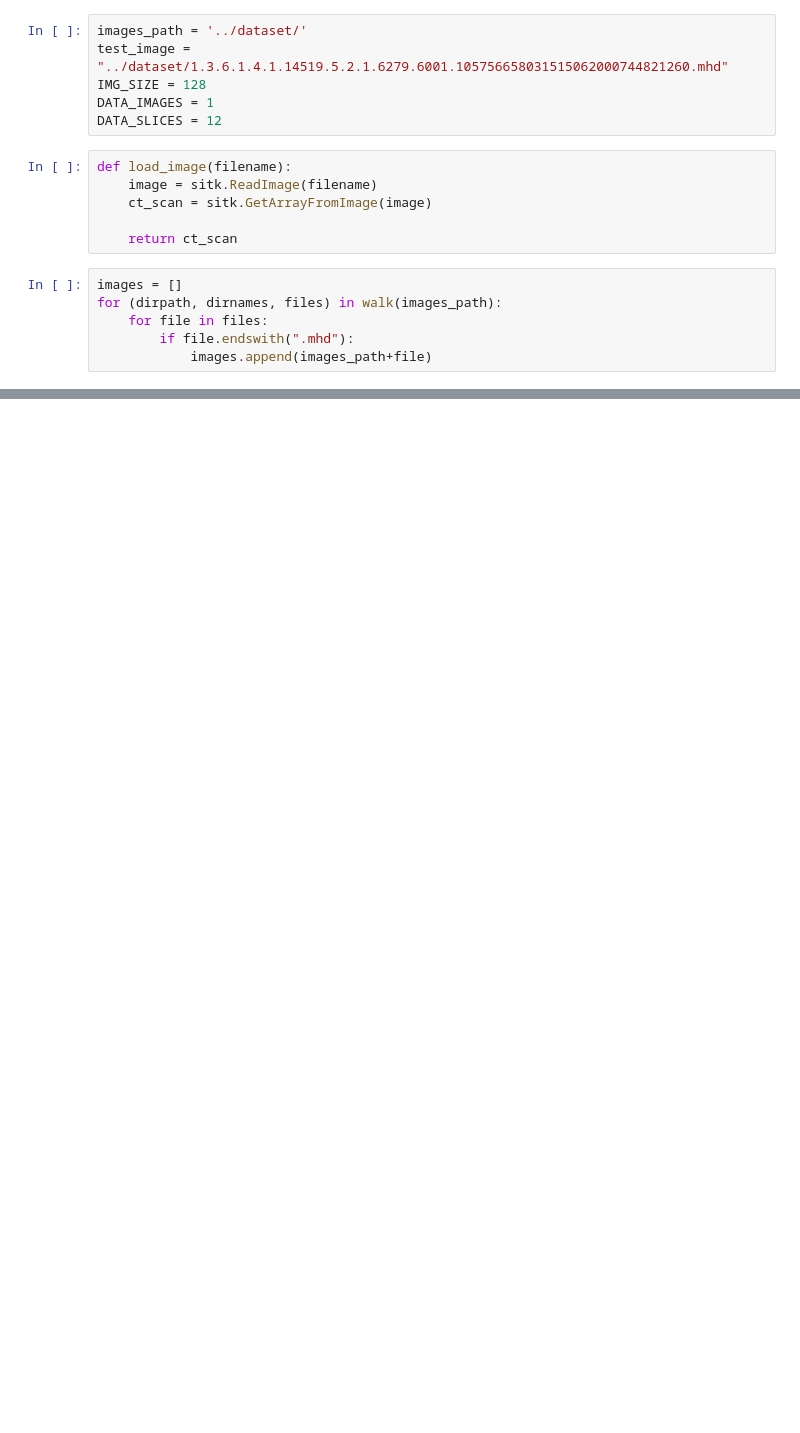
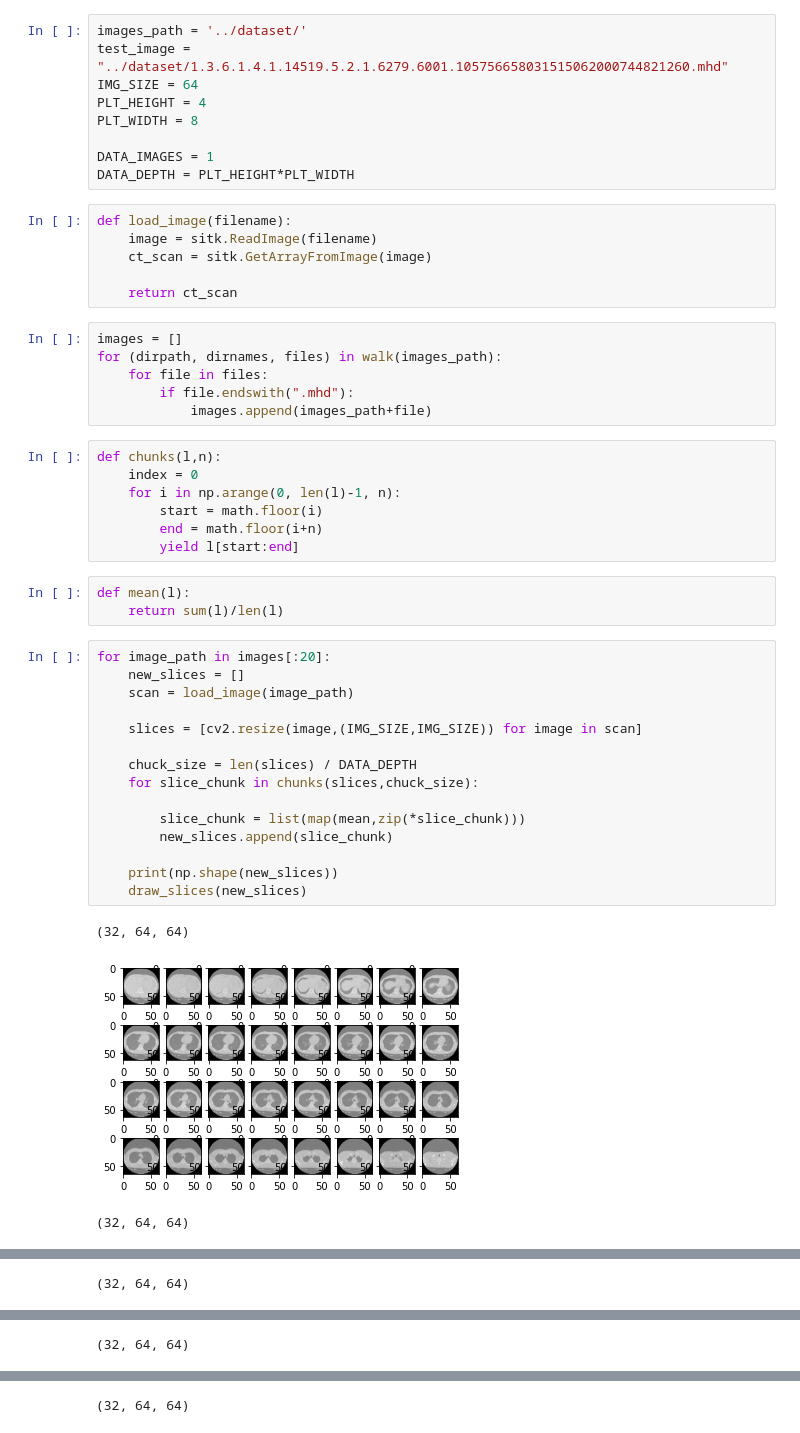
Before and after one commit to db-lk-wmii-2017/lung-cancer-detection, a Jupyter notebook: DataUnpack.ipynb, the cells around one changed output, grey strips where cells are left out. Saved outputs shown, nothing was run; the diff lists cells and outputs as text; blank space fills up the shorter version.

Commit message:
Resize data (3D)

```diff
--- a/DataUnpack.ipynb
+++ b/DataUnpack.ipynb
@@ -10,9 +11,12 @@ import matplotlib.pylab as plt
 # %%
 images_path = '../dataset/'
 test_image = "../dataset/1.3.6.1.4.1.14519.5.2.1.6279.6001.105756658031515062000744821260.mhd"
-IMG_SIZE = 128
+IMG_SIZE = 64
+PLT_HEIGHT = 4
+PLT_WIDTH = 8
+
 DATA_IMAGES = 1
-DATA_SLICES = 12
+DATA_DEPTH = PLT_HEIGHT*PLT_WIDTH
 # %%
 def load_image(filename):
     image = sitk.ReadImage(filename)
@@ -25,3 +29,32 @@ for (dirpath, dirnames, files) in walk(images_path):
     for file in files:
         if file.endswith(".mhd"):
             images.append(images_path+file)
+# %%
+def chunks(l,n):
+    index = 0
+    for i in np.arange(0, len(l)-1, n):
+        start = math.floor(i)
+        end = math.floor(i+n)
+        yield l[start:end]
+# %%
+def mean(l):
+    return sum(l)/len(l)
+# %%
+for image_path in images[:20]:
+    new_slices = []
+    scan = load_image(image_path)
+
+    slices = [cv2.resize(image,(IMG_SIZE,IMG_SIZE)) for image in scan]
+
+    chuck_size = len(slices) / DATA_DEPTH
+    for slice_chunk in chunks(slices,chuck_size):
+
+        slice_chunk = list(map(mean,zip(*slice_chunk)))
+        new_slices.append(slice_chunk)
+
+    print(np.shape(new_slices))
+    draw_slices(new_slices)
+# %% [output]
+(32, 64, 64)
+[figure, added]
+(32, 64, 64)
@@ -27,0 +62 @@ for (dirpath, dirnames, files) in walk(images_path):
+(32, 64, 64)
@@ -27,0 +64 @@ for (dirpath, dirnames, files) in walk(images_path):
+(32, 64, 64)
@@ -27,0 +66 @@ for (dirpath, dirnames, files) in walk(images_path):
+(32, 64, 64)
```
Also changed, not shown: parts of 3 cells of this notebook.
